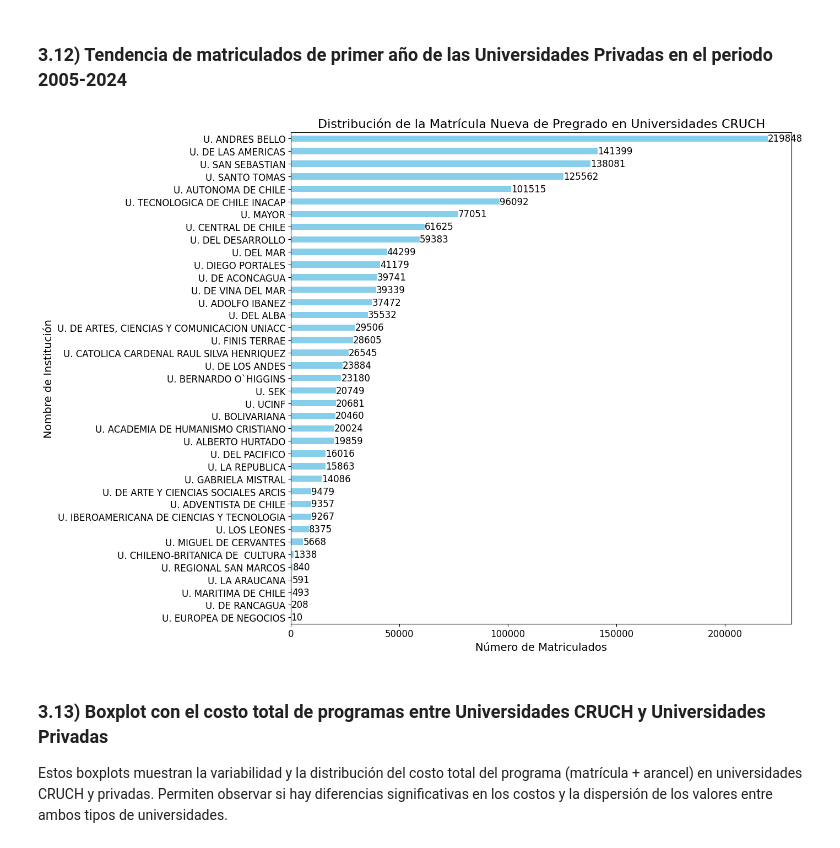
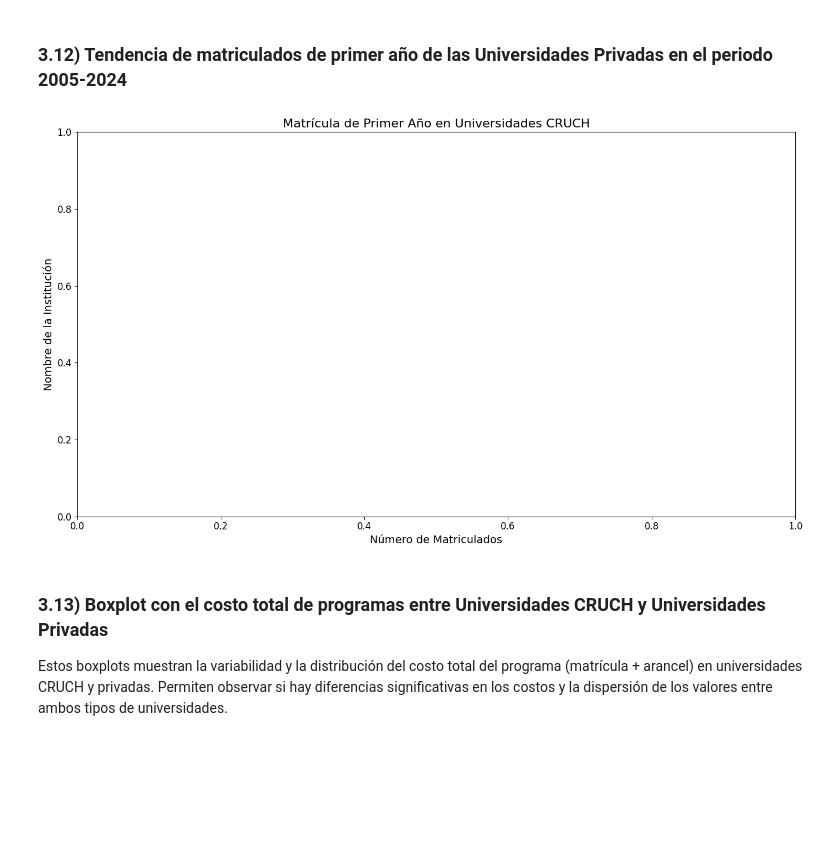
Before and after one commit to jcastilloc168/PythonUDD_ProyectoFinal, a Jupyter notebook: notebooks/03_Visualizacion.ipynb, the cells around one changed output. Drawn from its saved outputs; the diff is of its cells as text; code cells hidden in the pictures; blank space fills up the shorter version.

Commit message:
Actualizacion warning notebook visualizacion

```diff
--- a/notebooks/03_Visualizacion.ipynb
+++ b/notebooks/03_Visualizacion.ipynb
@@ -397,31 +397,34 @@ plt.show()
 # %% [markdown]
 ### 3.12) Tendencia de matriculados de primer año de las Universidades Privadas en el periodo 2005-2024
 # %%
-# Filtrar las universidades estatales CRUCH
-universidades_cruch = df_clean[(df_clean['Clasificacion1'] == '(b) Universidades Privadas') & (df_clean['Pregrado_Posgrado'] == 'Pregrado')]
+import matplotlib.pyplot as plt
+import seaborn as sns
 
-# Agrupar los datos por institución y sumar la matrícula de primer año
-matricula_primer_anio_cruch = universidades_cruch.groupby('Nombre_Institucion')['Matricula_Primer_Anio'].sum().sort_values()
+# Filtrar datos para universidades CRUCH
+df_cruch = df_clean[df_clean['Clasificacion1'] == 'Universidades CRUCH']
 
-# Graficar la serie
-plt.figure(figsize=(14, 10))
-ax = matricula_primer_anio_cruch.plot(kind='barh', color='skyblue')
+# Agrupar por institución y sumar la matrícula de primer año
+matricula_primer_anio_cruch = df_cruch.groupby('Nombre_Institucion')['Matricula_Primer_Anio'].sum().sort_values(ascending=False).reset_index()
+
+# Crear el gráfico de barras
+plt.figure(figsize=(14, 8))
+sns.barplot(x='Matricula_Primer_Anio', y='Nombre_Institucion', hue='Nombre_Institucion', data=matricula_primer_anio_cruch, palette='viridis', dodge=False, legend=False)
 
 # Añadir etiquetas de datos
 for i in range(len(matricula_primer_anio_cruch)):
-    plt.text(matricula_primer_anio_cruch[i], i, str(matricula_primer_anio_cruch[i]), fontsize=12, va='center')
+    plt.text(matricula_primer_anio_cruch['Matricula_Primer_Anio'].iloc[i], i, str(matricula_primer_anio_cruch['Matricula_Primer_Anio'].iloc[i]), fontsize=12, va='center')
 
 # Configurar título y etiquetas
-plt.title('Distribución de la Matrícula Nueva de Pregrado en Universidades CRUCH', fontsize=16)
+plt.title('Matrícula de Primer Año en Universidades CRUCH', fontsize=16)
 plt.xlabel('Número de Matriculados', fontsize=14)
-plt.ylabel('Nombre de Institución', fontsize=14)
+plt.ylabel('Nombre de la Institución', fontsize=14)
 plt.xticks(fontsize=12)
 plt.yticks(fontsize=12)
 
 plt.tight_layout()
 plt.show()
 # %% [output]
-[figure, old version]
+[figure, new version]
 # %% [markdown]
 ### 3.13) Boxplot con el costo total de programas entre Universidades CRUCH y Universidades Privadas
 
```
Also changed, not shown: parts of 2 cells of this notebook.
